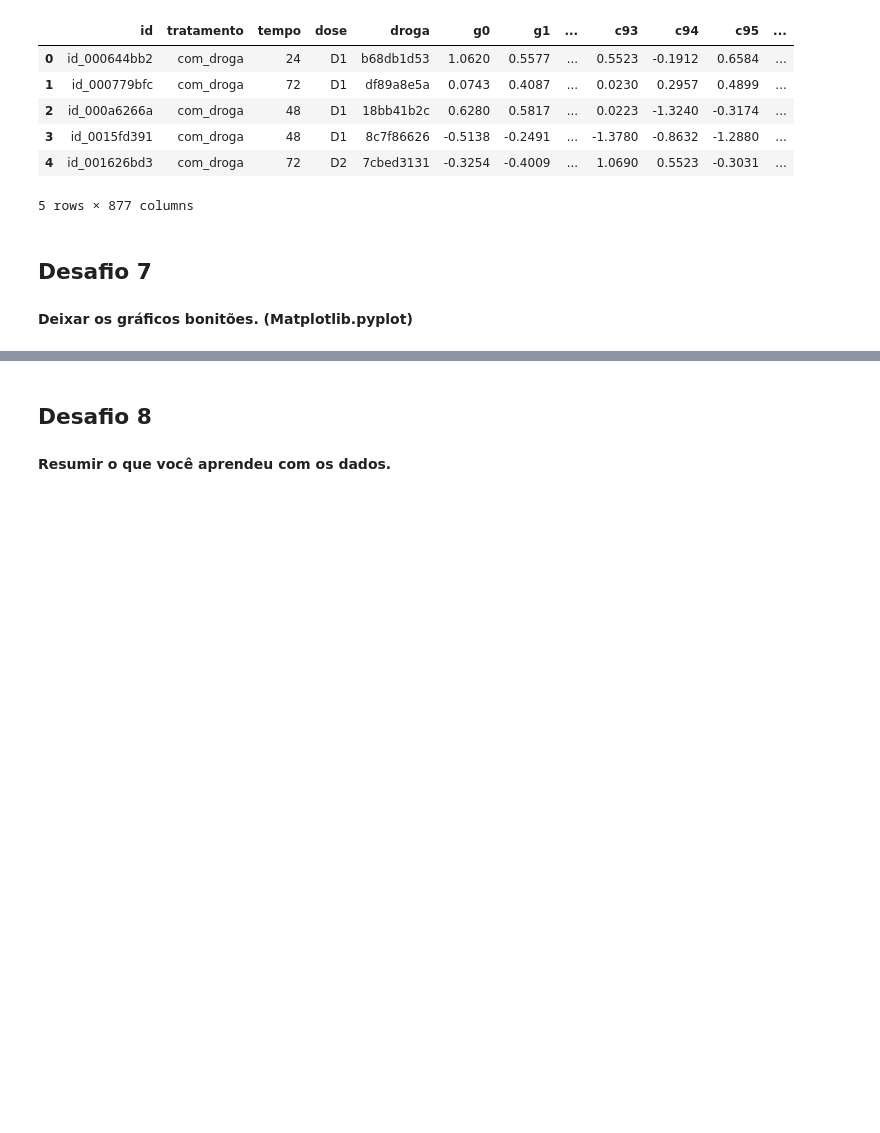
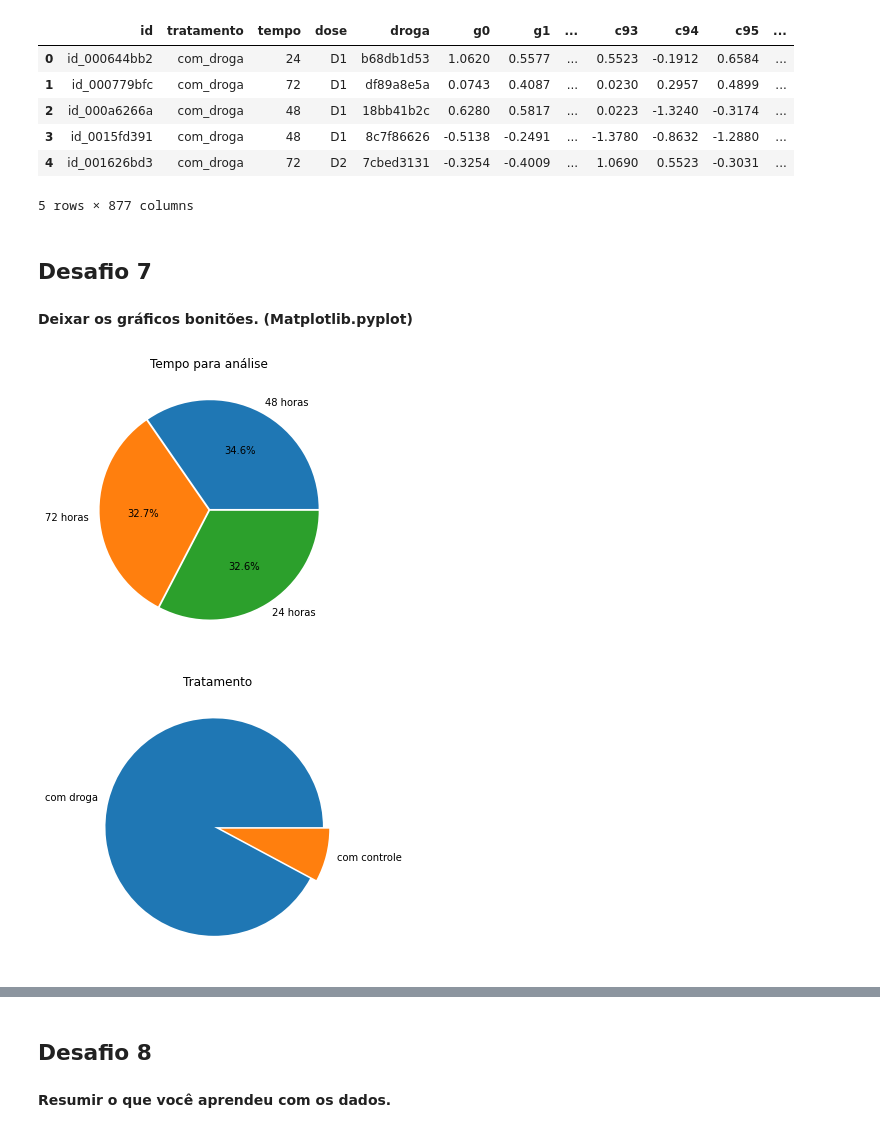
Before and after one commit to LincolnVS/ImersaoDadosAlura, a Jupyter notebook: Aula_01_Desafios.ipynb, the cells around one changed output, grey strips where cells are left out. Drawn from its saved outputs; the diff is of its cells as text; code cells hidden in the pictures; blank space fills up the shorter version.

```diff
--- a/Aula_01_Desafios.ipynb
+++ b/Aula_01_Desafios.ipynb
@@ -244,3 +244,22 @@ dados_sem_hifen.head()
 ## Desafio 7
 # %% [markdown]
 **Deixar os gráficos bonitões. (Matplotlib.pyplot)**
+# %%
+#Primeiro vamos deixar entendivel o grafico de pizza, pois temos dificuldades de entender a relação entre valores proximos.
+
+labels = [str(tempo)+' horas' for tempo in dados['tempo'].value_counts().index]
+explode = [0.01] * len(labels)
+plt.figure(figsize=(5,5))
+plt.pie(dados['tempo'].value_counts(), explode=explode, labels=labels, autopct='%1.1f%%')
+plt.title('Tempo para análise')
+plt.show()
+
+labels = [tratamento.replace('_', ' ') for tratamento in dados['tratamento'].value_counts().index]
+explode = [0.03] * len(labels)
+plt.figure(figsize=(5,5))
+plt.pie(dados['tratamento'].value_counts(), explode=explode, labels=labels)
+plt.title('Tratamento')
+plt.show()
+# %% [output]
+[figure, added]
+[figure, added]
```
Also changed, not shown: parts of 4 cells of this notebook.
